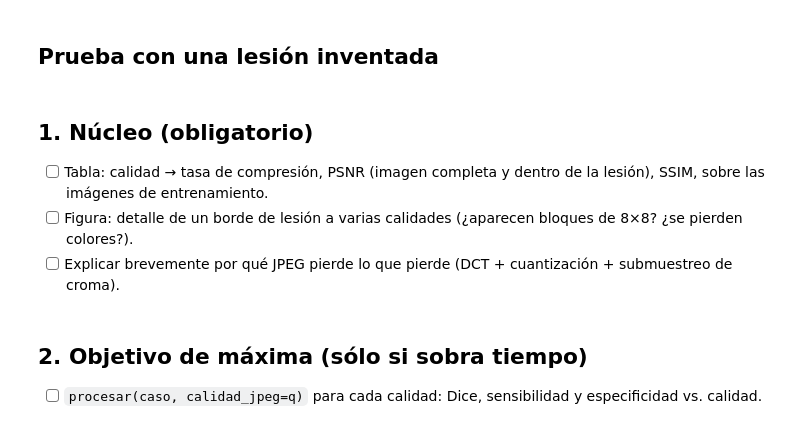
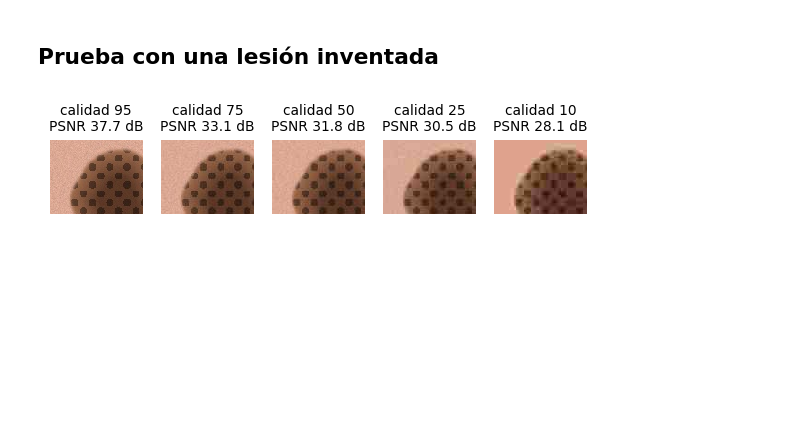
Before and after one commit to facortega/PSIB2026Q2-TPI-Grupo02-CassanoNieto-DElia-Ortega, a Jupyter notebook: modulos/m2_compresion/compresion.ipynb, the cells around one changed output. Saved outputs shown, nothing was run; the diff lists cells and outputs as text; code cells hidden in the pictures; blank space fills up the shorter version.

Commit message:
M2: cuaderno con explicación de JPEG, métricas por calidad y figuras

```diff
--- a/modulos/m2_compresion/compresion.ipynb
+++ b/modulos/m2_compresion/compresion.ipynb
@@ -33,17 +84,10 @@ graficos.aplicar_estilo()
 # %% [markdown]
 ## Prueba con una lesión inventada
 # %%
-img, info = lesion_de_prueba.generar_lesion(semilla=2)
-# for q in compresion.CALIDADES:
-#     rec, n = compresion.comprimir_jpeg(img, q)
-#     print(q, compresion.tasa_de_compresion(img, n), compresion.psnr(img, rec), compresion.ssim(img, rec))
+img, info = lesion_de_prueba.generar_lesion(semilla=2, textura=0.4)
+fig, ax = plt.subplots(1, len(compresion.CALIDADES))
+for a, q in zip(ax, compresion.CALIDADES):
+    rec, n = compresion.comprimir_jpeg(img, q)
+    graficos.mostrar(a, rec[60:140, 120:220], f"calidad {q}\nPSNR {compresion.psnr(img, rec):.1f} dB")
+# %% [output]
+[figure, added]
-# %% [markdown]
-## 1. Núcleo (obligatorio)
-
-- [ ] Tabla: calidad → tasa de compresión, PSNR (imagen completa y dentro de la lesión), SSIM, sobre las imágenes de entrenamiento.
-- [ ] Figura: detalle de un borde de lesión a varias calidades (¿aparecen bloques de 8×8? ¿se pierden colores?).
-- [ ] Explicar brevemente por qué JPEG pierde lo que pierde (DCT + cuantización + submuestreo de croma).
-# %% [markdown]
-## 2. Objetivo de máxima (sólo si sobra tiempo)
-
-- [ ] `procesar(caso, calidad_jpeg=q)` para cada calidad: Dice, sensibilidad y especificidad vs. calidad.
```
Also changed, not shown: parts of 9 cells of this notebook, 4 other files.
